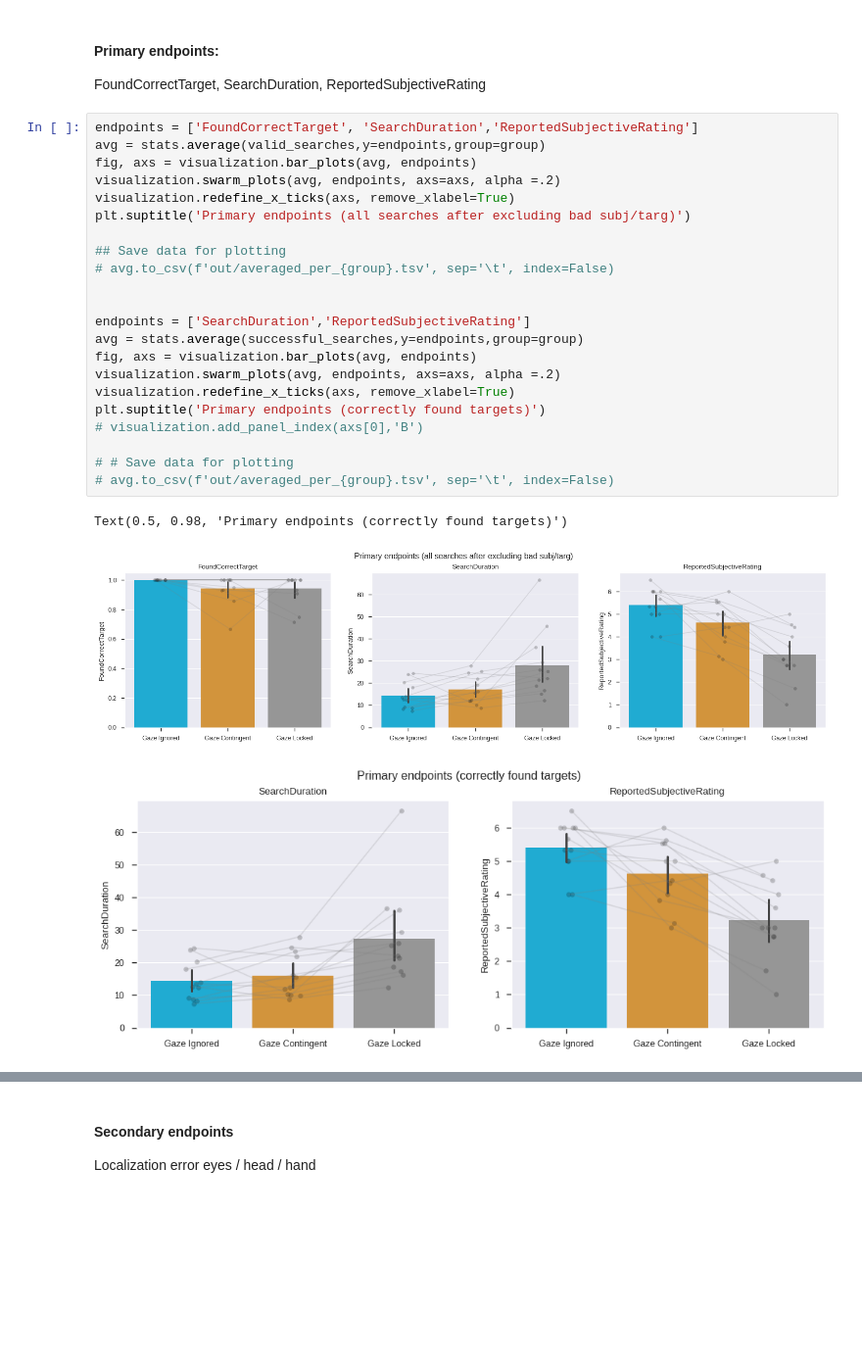
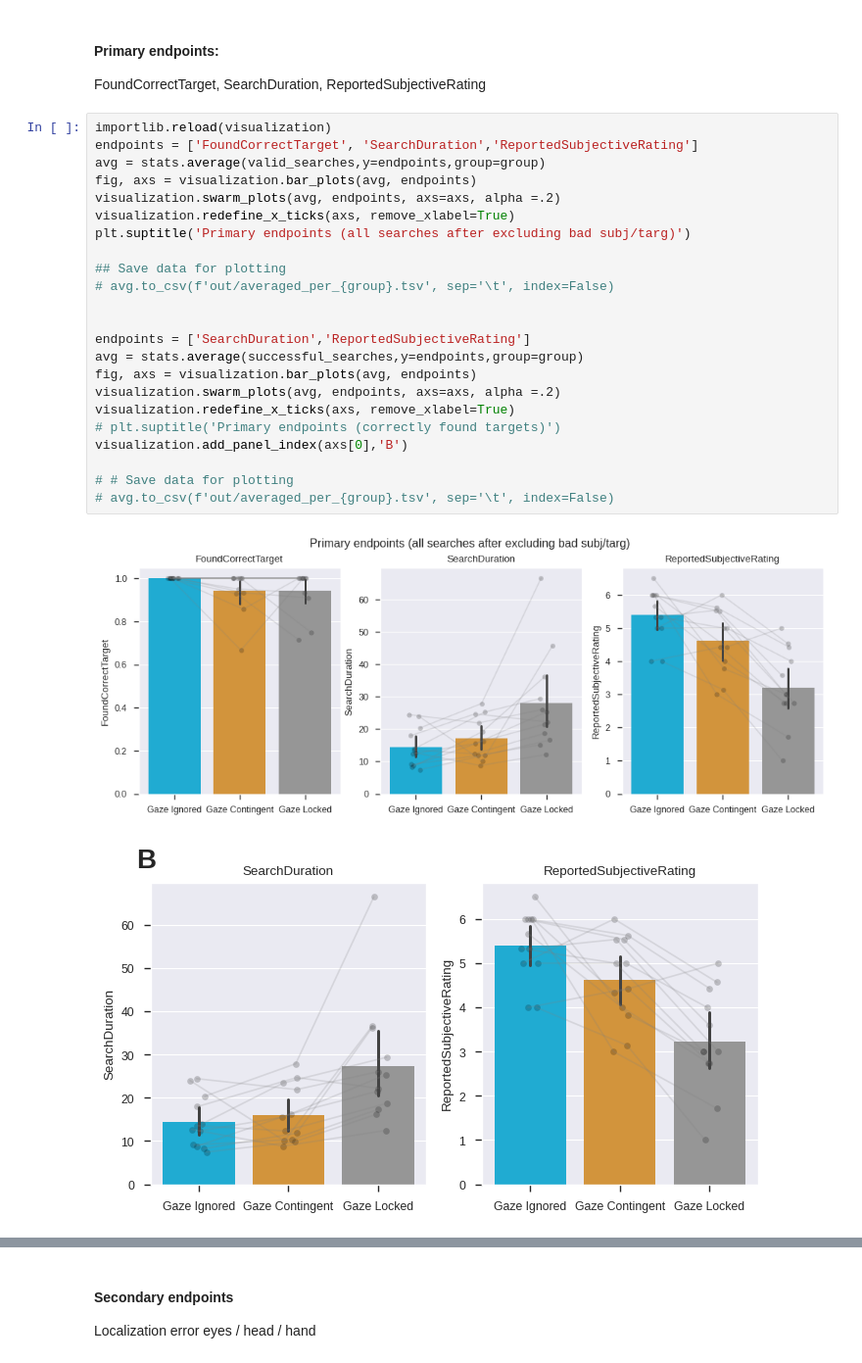
Before and after one commit to neuralcodinglab/SPVGazeAnalysis, a Jupyter notebook: visual_search/vs_endpoints_analysis.ipynb, the cells around one changed output, grey strips where cells are left out. Shown at 98% size. Cells and saved outputs as stored; diff of their text form; blank space fills up the shorter version.

```diff
--- a/visual_search/vs_endpoints_analysis.ipynb
+++ b/visual_search/vs_endpoints_analysis.ipynb
@@ -289,28 +289,28 @@ group = stats.GROUP # default: grouping by subject
 #### Primary endpoints:
 FoundCorrectTarget, SearchDuration, ReportedSubjectiveRating
 # %%
+importlib.reload(visualization)
 endpoints = ['FoundCorrectTarget', 'SearchDuration','ReportedSubjectiveRating']
 avg = stats.average(valid_searches,y=endpoints,group=group)
 fig, axs = visualization.bar_plots(avg, endpoints)
 visualization.swarm_plots(avg, endpoints, axs=axs, alpha =.2)
 visualization.redefine_x_ticks(axs, remove_xlabel=True)
 plt.suptitle('Primary endpoints (all searches after excluding bad subj/targ)')
 
 ## Save data for plotting
 # avg.to_csv(f'out/averaged_per_{group}.tsv', sep='\t', index=False)
 
 
 endpoints = ['SearchDuration','ReportedSubjectiveRating']
 avg = stats.average(successful_searches,y=endpoints,group=group)
 fig, axs = visualization.bar_plots(avg, endpoints)
 visualization.swarm_plots(avg, endpoints, axs=axs, alpha =.2)
 visualization.redefine_x_ticks(axs, remove_xlabel=True)
-plt.suptitle('Primary endpoints (correctly found targets)')
-# visualization.add_panel_index(axs[0],'B')
+# plt.suptitle('Primary endpoints (correctly found targets)')
+visualization.add_panel_index(axs[0],'B')
 
 # # Save data for plotting
 # avg.to_csv(f'out/averaged_per_{group}.tsv', sep='\t', index=False)
 # %% [output]
-Text(0.5, 0.98, 'Primary endpoints (correctly found targets)')
-[figure, old version]
+[figure, new version]
-[figure, old version]
+[figure, new version]
```
Also changed, not shown: parts of 4 cells of this notebook, 4 other files.
